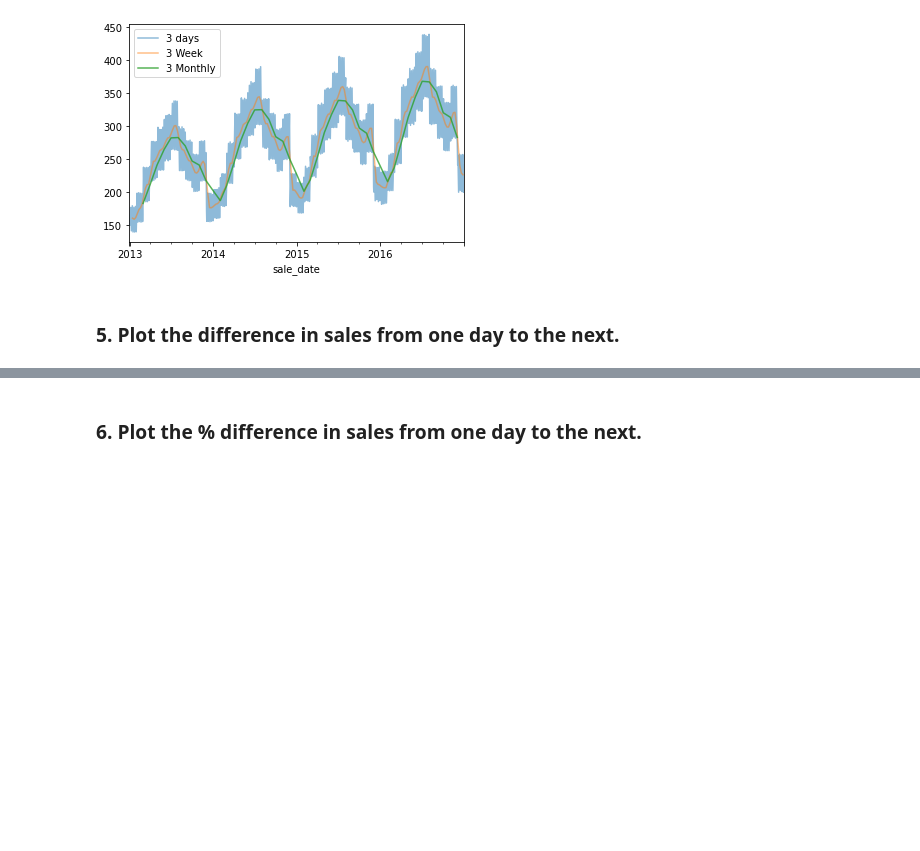
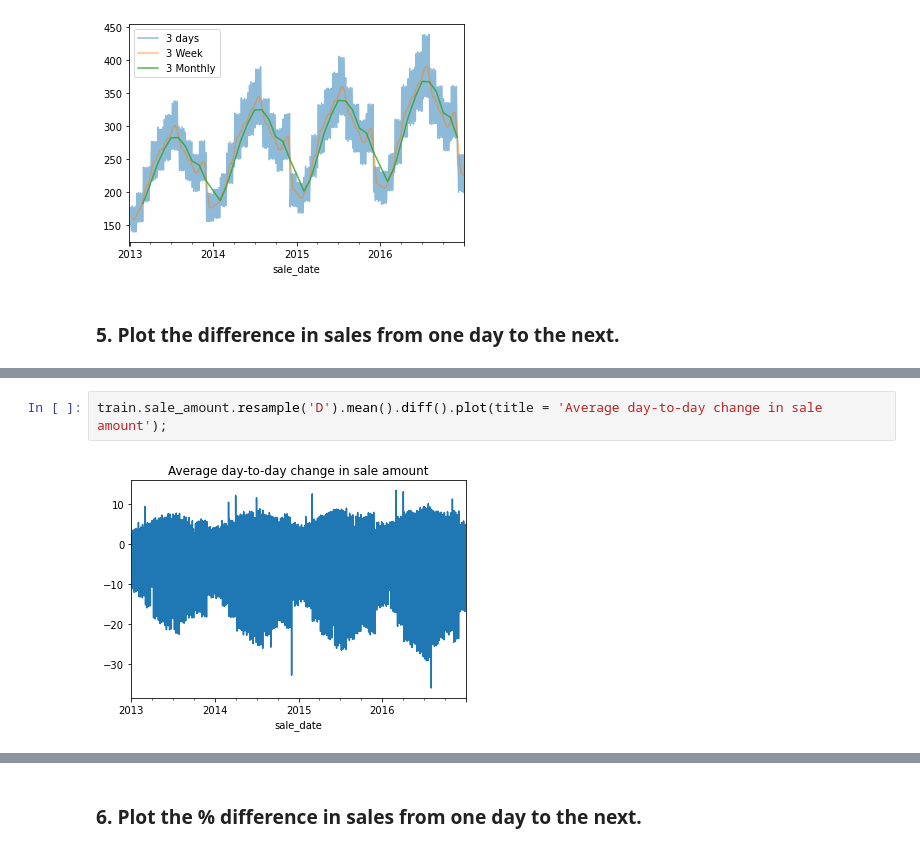
Before and after one commit to Yvette-Ibarra/time-series-exercises, a Jupyter notebook: explore.ipynb, the cells around one changed output, grey strips where cells are left out. Drawn from its saved outputs; the diff is of its cells as text; blank space fills up the shorter version.

```diff
--- a/explore.ipynb
+++ b/explore.ipynb
@@ -159,0 +161,4 @@ plt.legend();
+# %%
+train.sale_amount.resample('D').mean().diff().plot(title = 'Average day-to-day change in sale amount');
+# %% [output]
+[figure, added]
```
Also changed, not shown: parts of 48 cells of this notebook.
